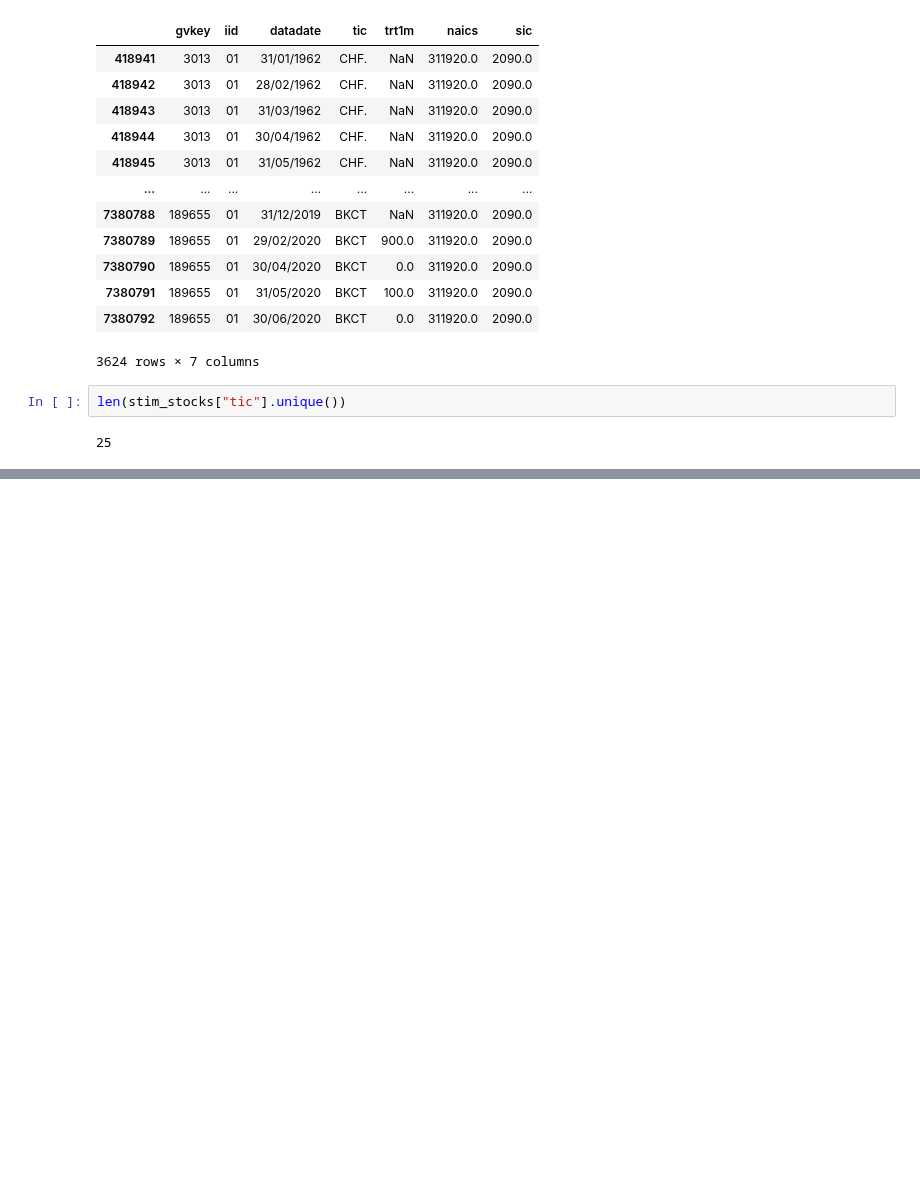
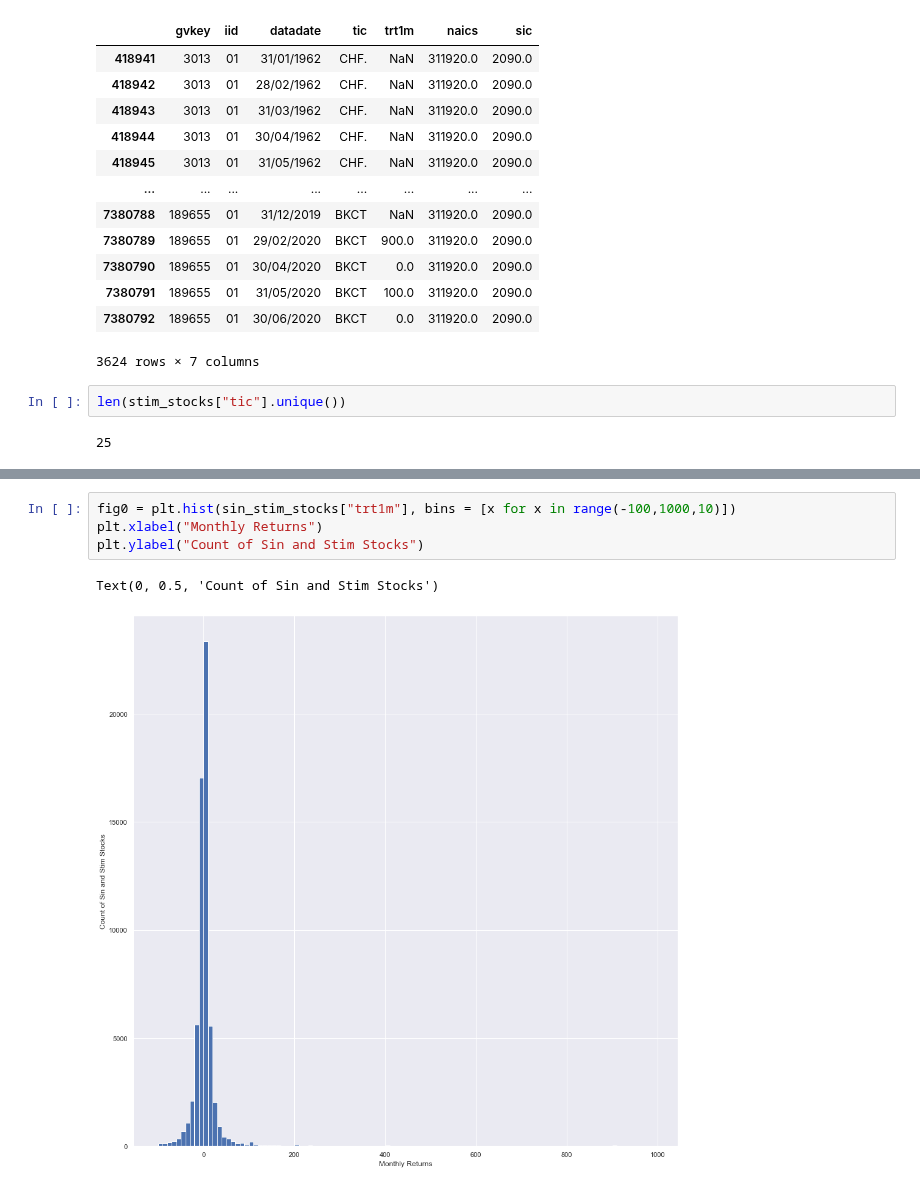
Before and after one commit to statistactics/sin-stocks, a Jupyter notebook: STOCK_FILTERING.ipynb, the cells around one changed output, grey strips where cells are left out. Cells and saved outputs as stored; diff of their text form; blank space fills up the shorter version.

```diff
--- a/STOCK_FILTERING.ipynb
+++ b/STOCK_FILTERING.ipynb
@@ -532,0 +702,7 @@ len(stim_stocks["tic"].unique())
+# %%
+fig0 = plt.hist(sin_stim_stocks["trt1m"], bins = [x for x in range(-100,1000,10)])
+plt.xlabel("Monthly Returns")
+plt.ylabel("Count of Sin and Stim Stocks")
+# %% [output]
+Text(0, 0.5, 'Count of Sin and Stim Stocks')
+[figure, added]
```
Also changed, not shown: parts of 19 cells of this notebook, 1 other file.
